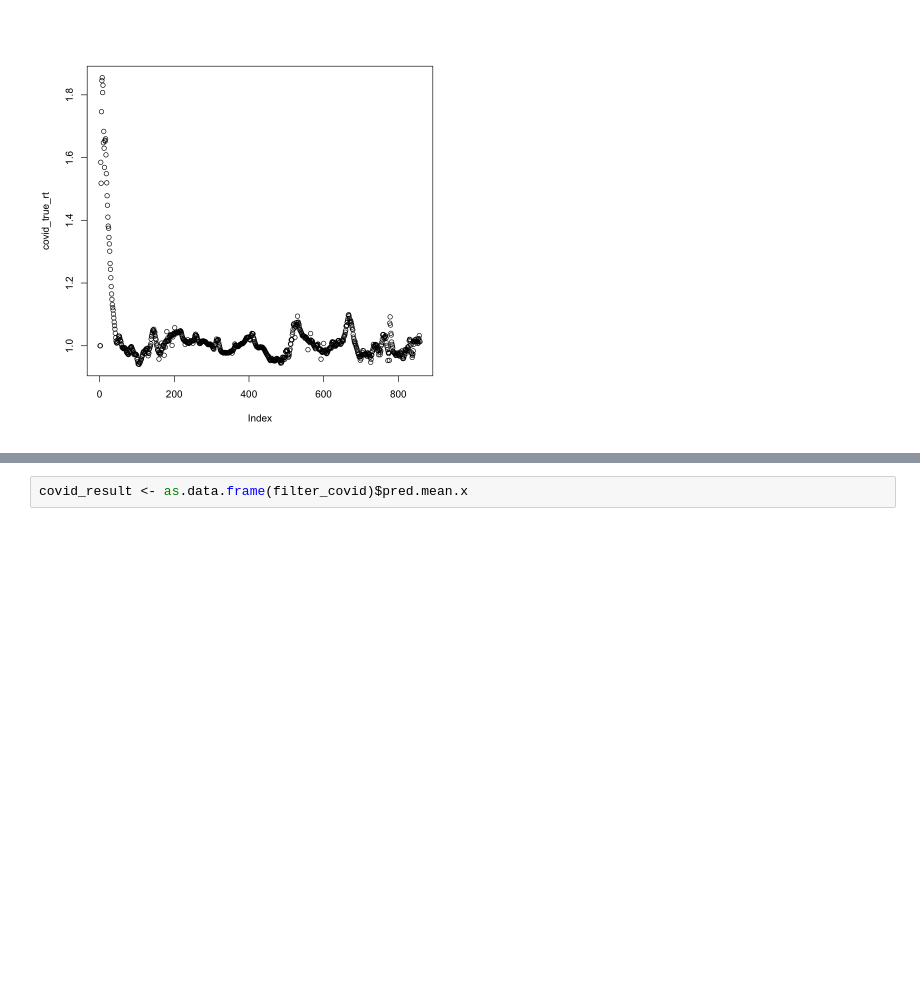
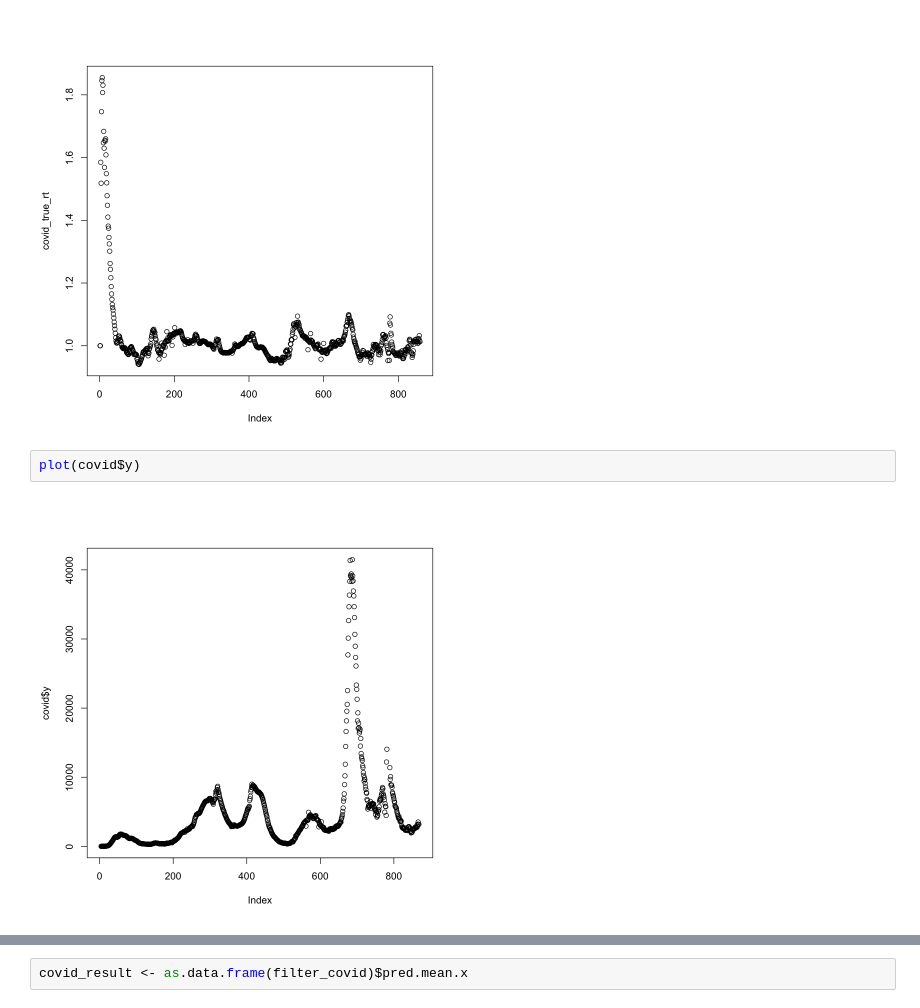
Before and after one commit to zcaiElvis/ParticleRt, a Jupyter notebook: notebook/July_13.ipynb, the cells around one changed output, grey strips where cells are left out. Saved outputs shown, nothing was run; the diff lists cells and outputs as text; blank space fills up the shorter version.

```diff
--- a/notebook/July_13.ipynb
+++ b/notebook/July_13.ipynb
@@ -176,6 +178,10 @@ covid_true_rt <- get_true_rt(covid$y, g_shape = 3, g_scale = 2)
 plot(covid_true_rt)
 # %% [output]
 [figure]
+# %%
+plot(covid$y)
+# %% [output]
+[figure, added]
 # %%
 filter_covid <- run_pfilter(rprocess_config = tran_lognormal, dmeasure_config = meas_pois_lnorm,
                                 data = covid, Np = 500,
```
Also changed, not shown: parts of 7 cells of this notebook, 20 other files.
